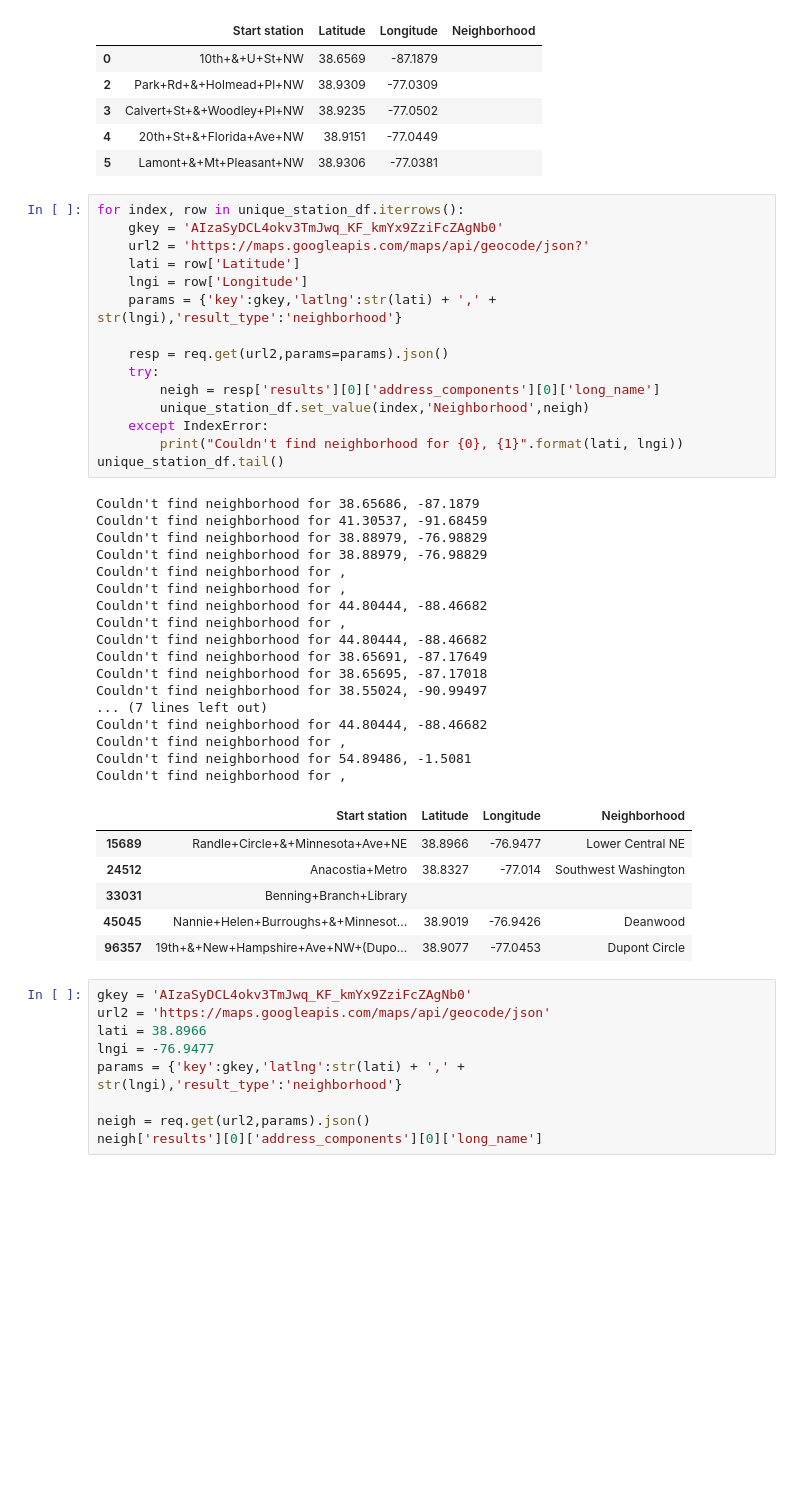
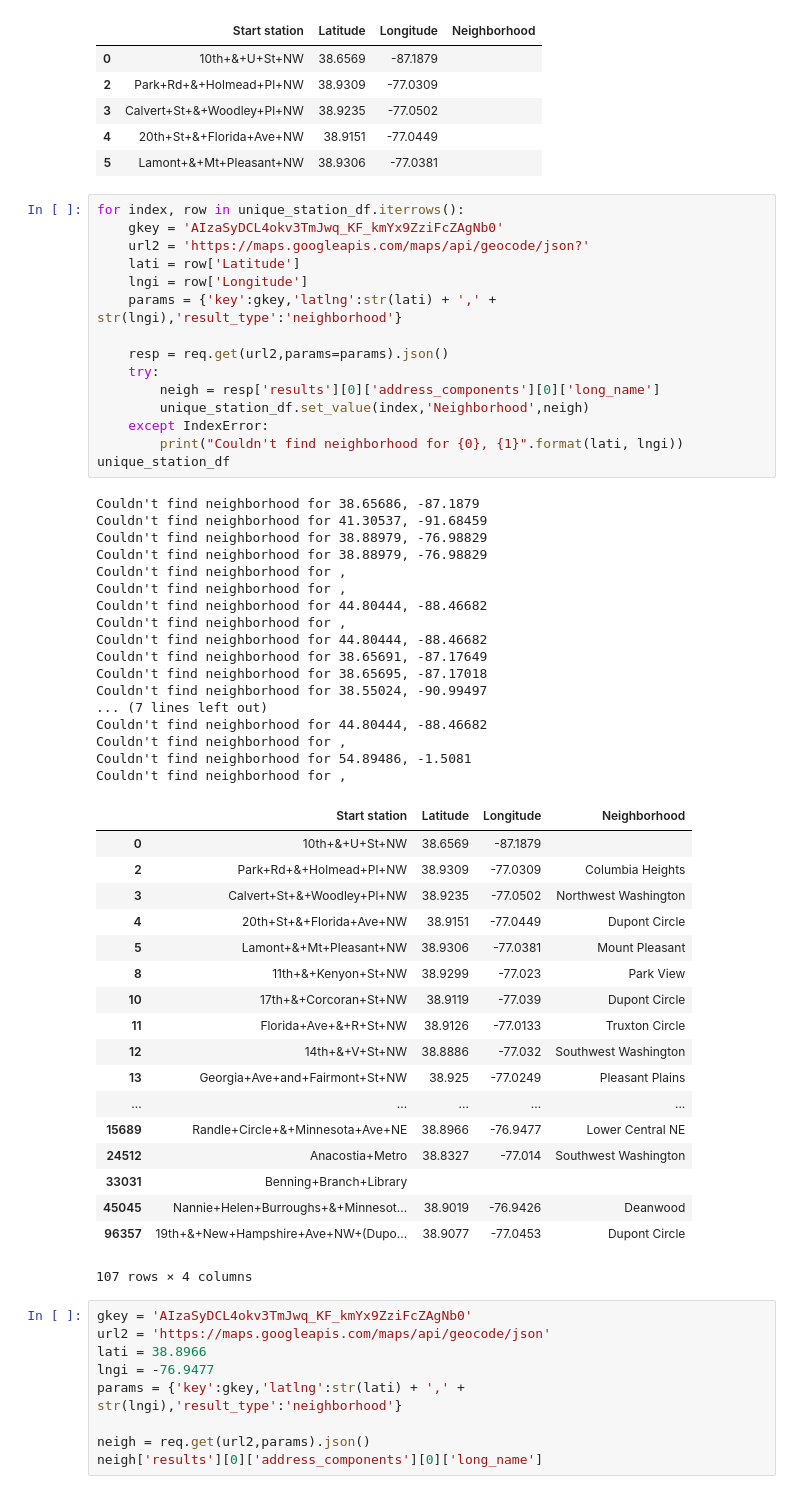
Before and after one commit to arnenewman11/project-one, a Jupyter notebook: combined-code.ipynb, the cells around one changed output. Saved outputs shown, nothing was run; the diff lists cells and outputs as text; blank space fills up the shorter version.

Commit message:
added neighborhoods to dataframe from google api

```diff
--- a/combined-code.ipynb
+++ b/combined-code.ipynb
@@ -83,39 +83,51 @@ for index, row in unique_station_df.iterrows():
     url2 = 'https://maps.googleapis.com/maps/api/geocode/json?'
     lati = row['Latitude']
     lngi = row['Longitude']
     params = {'key':gkey,'latlng':str(lati) + ',' + str(lngi),'result_type':'neighborhood'}
 
     resp = req.get(url2,params=params).json()
     try:
         neigh = resp['results'][0]['address_components'][0]['long_name']
         unique_station_df.set_value(index,'Neighborhood',neigh)
     except IndexError:
         print("Couldn't find neighborhood for {0}, {1}".format(lati, lngi))
-unique_station_df.tail()
+unique_station_df
 # %% [output]
 Couldn't find neighborhood for 38.65686, -87.1879
 Couldn't find neighborhood for 41.30537, -91.68459
 Couldn't find neighborhood for 38.88979, -76.98829
 Couldn't find neighborhood for 38.88979, -76.98829
 Couldn't find neighborhood for ,
 Couldn't find neighborhood for ,
 Couldn't find neighborhood for 44.80444, -88.46682
 Couldn't find neighborhood for ,
 Couldn't find neighborhood for 44.80444, -88.46682
 Couldn't find neighborhood for 38.65691, -87.17649
 Couldn't find neighborhood for 38.65695, -87.17018
 Couldn't find neighborhood for 38.55024, -90.99497
 ... (7 lines left out)
 Couldn't find neighborhood for 44.80444, -88.46682
 Couldn't find neighborhood for ,
 Couldn't find neighborhood for 54.89486, -1.5081
 Couldn't find neighborhood for ,
 |  | Start station | Latitude | Longitude | Neighborhood |
+| 0 | 10th+&+U+St+NW | 38.6569 | -87.1879 |  |
+| 2 | Park+Rd+&+Holmead+Pl+NW | 38.9309 | -77.0309 | Columbia Heights |
+| 3 | Calvert+St+&+Woodley+Pl+NW | 38.9235 | -77.0502 | Northwest Washington |
+| 4 | 20th+St+&+Florida+Ave+NW | 38.9151 | -77.0449 | Dupont Circle |
+| 5 | Lamont+&+Mt+Pleasant+NW | 38.9306 | -77.0381 | Mount Pleasant |
+| 8 | 11th+&+Kenyon+St+NW | 38.9299 | -77.023 | Park View |
+| 10 | 17th+&+Corcoran+St+NW | 38.9119 | -77.039 | Dupont Circle |
+| 11 | Florida+Ave+&+R+St+NW | 38.9126 | -77.0133 | Truxton Circle |
+| 12 | 14th+&+V+St+NW | 38.8886 | -77.032 | Southwest Washington |
+| 13 | Georgia+Ave+and+Fairmont+St+NW | 38.925 | -77.0249 | Pleasant Plains |
+| ... | ... | ... | ... | ... |
 | 15689 | Randle+Circle+&+Minnesota+Ave+NE | 38.8966 | -76.9477 | Lower Central NE |
 | 24512 | Anacostia+Metro | 38.8327 | -77.014 | Southwest Washington |
 | 33031 | Benning+Branch+Library |  |  |  |
 | 45045 | Nannie+Helen+Burroughs+&+Minnesot... | 38.9019 | -76.9426 | Deanwood |
 | 96357 | 19th+&+New+Hampshire+Ave+NW+(Dupo... | 38.9077 | -77.0453 | Dupont Circle |
+107 rows × 4 columns
 # %%
 gkey = 'AIzaSyDCL4okv3TmJwq_KF_kmYx9ZziFcZAgNb0'
 url2 = 'https://maps.googleapis.com/maps/api/geocode/json'
```
Also changed, not shown: 2 other files.
